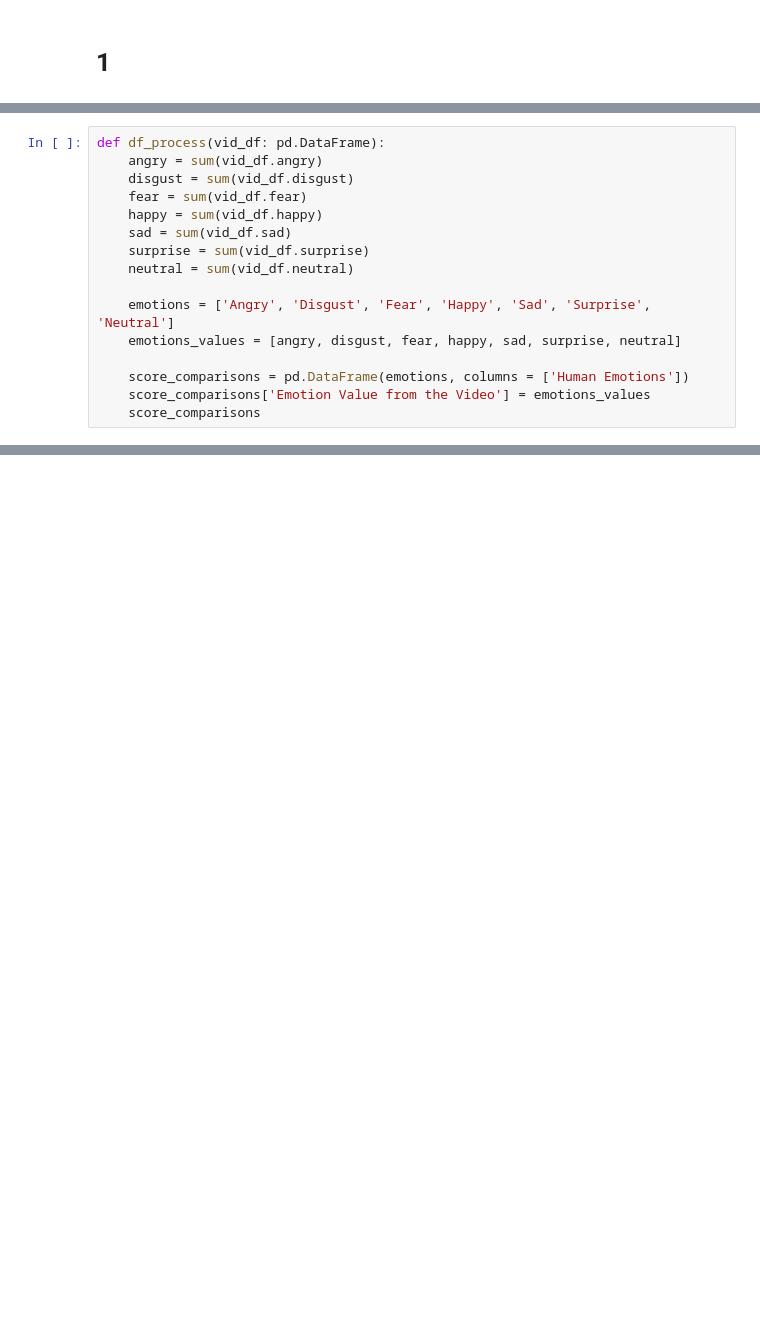
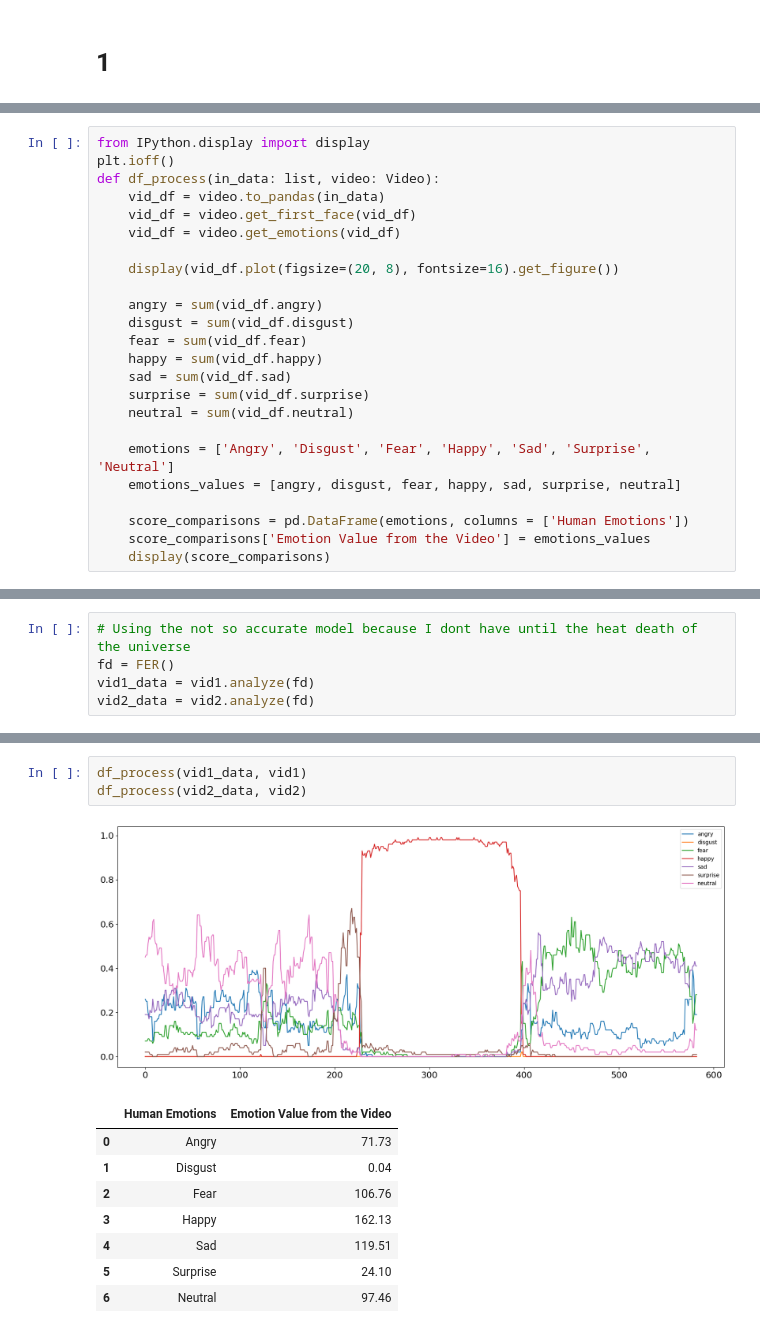
Before and after one commit to jonathan-crandall/CS5510-Robot-Intelligence, a Jupyter notebook: midterm_6.ipynb, the cells around one changed output, grey strips where cells are left out. Drawn from its saved outputs; the diff is of its cells as text; blank space fills up the shorter version.

```diff
--- a/midterm_6.ipynb
+++ b/midterm_6.ipynb
@@ -10,7 +11,15 @@ import pandas as pd
 vid1 = Video("res\Q6Videos\Video_One.mp4")
 vid2 = Video("res\Q6Videos\Video_Two.mp4")
 # %%
-def df_process(vid_df: pd.DataFrame):
+from IPython.display import display
+plt.ioff()
+def df_process(in_data: list, video: Video):
+    vid_df = video.to_pandas(in_data)
+    vid_df = video.get_first_face(vid_df)
+    vid_df = video.get_emotions(vid_df)
+
+    display(vid_df.plot(figsize=(20, 8), fontsize=16).get_figure())
+
     angry = sum(vid_df.angry)
     disgust = sum(vid_df.disgust)
     fear = sum(vid_df.fear)
@@ -24,4 +33,4 @@ def df_process(vid_df: pd.DataFrame):
 
     score_comparisons = pd.DataFrame(emotions, columns = ['Human Emotions'])
     score_comparisons['Emotion Value from the Video'] = emotions_values
-    score_comparisons
+    display(score_comparisons)
@@ -189,0 +37,5 @@ INFO:fer:Making directories at output
+# %%
+# Using the not so accurate model because I dont have until the heat death of the universe
+fd = FER()
+vid1_data = vid1.analyze(fd)
+vid2_data = vid2.analyze(fd)
@@ -189,0 +60,13 @@ INFO:fer:Making directories at output
+# %%
+df_process(vid1_data, vid1)
+df_process(vid2_data, vid2)
+# %% [output]
+[figure, added]
+|  | Human Emotions | Emotion Value from the Video |
+| 0 | Angry | 71.73 |
+| 1 | Disgust | 0.04 |
+| 2 | Fear | 106.76 |
+| 3 | Happy | 162.13 |
+| 4 | Sad | 119.51 |
+| 5 | Surprise | 24.10 |
+| 6 | Neutral | 97.46 |
```
Also changed, not shown: parts of 5 cells of this notebook, 50 other files.
